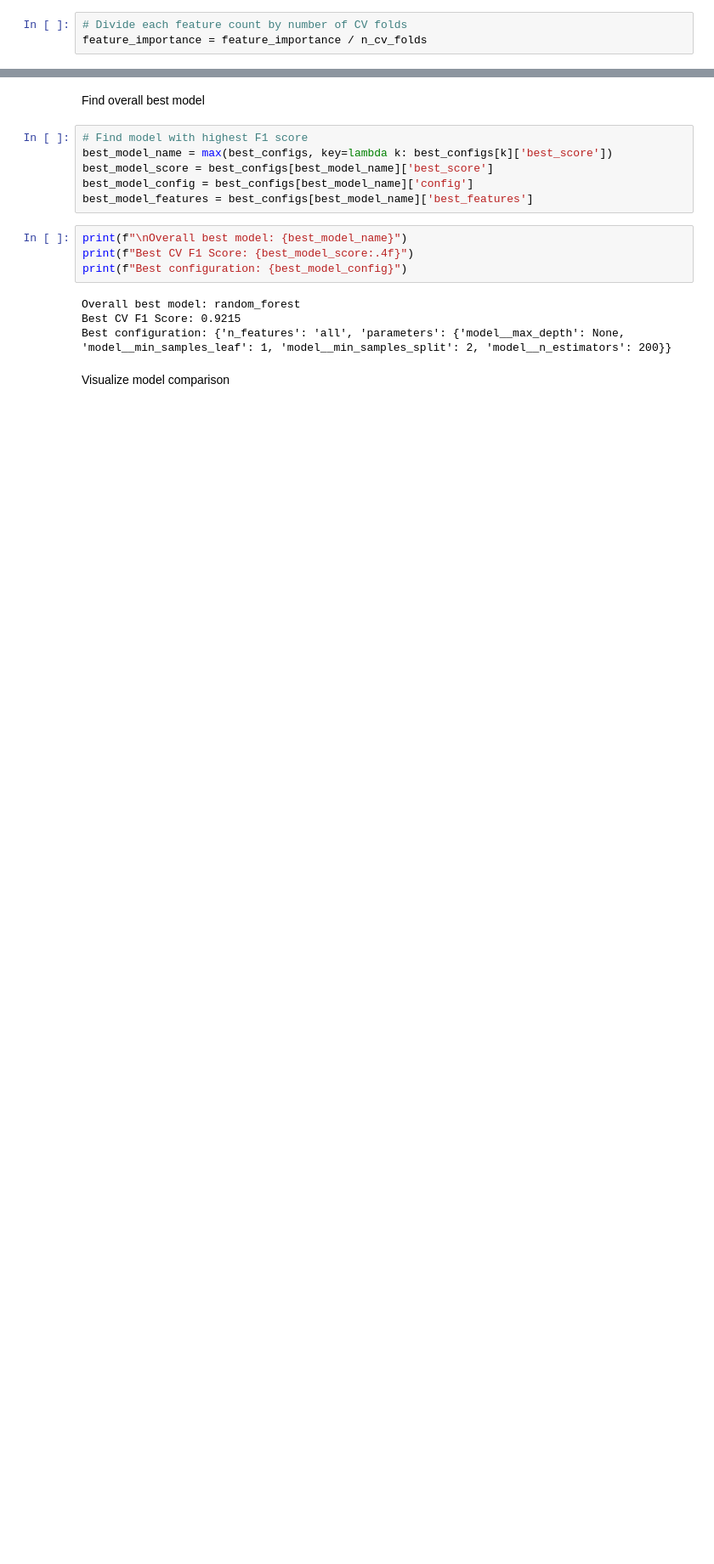
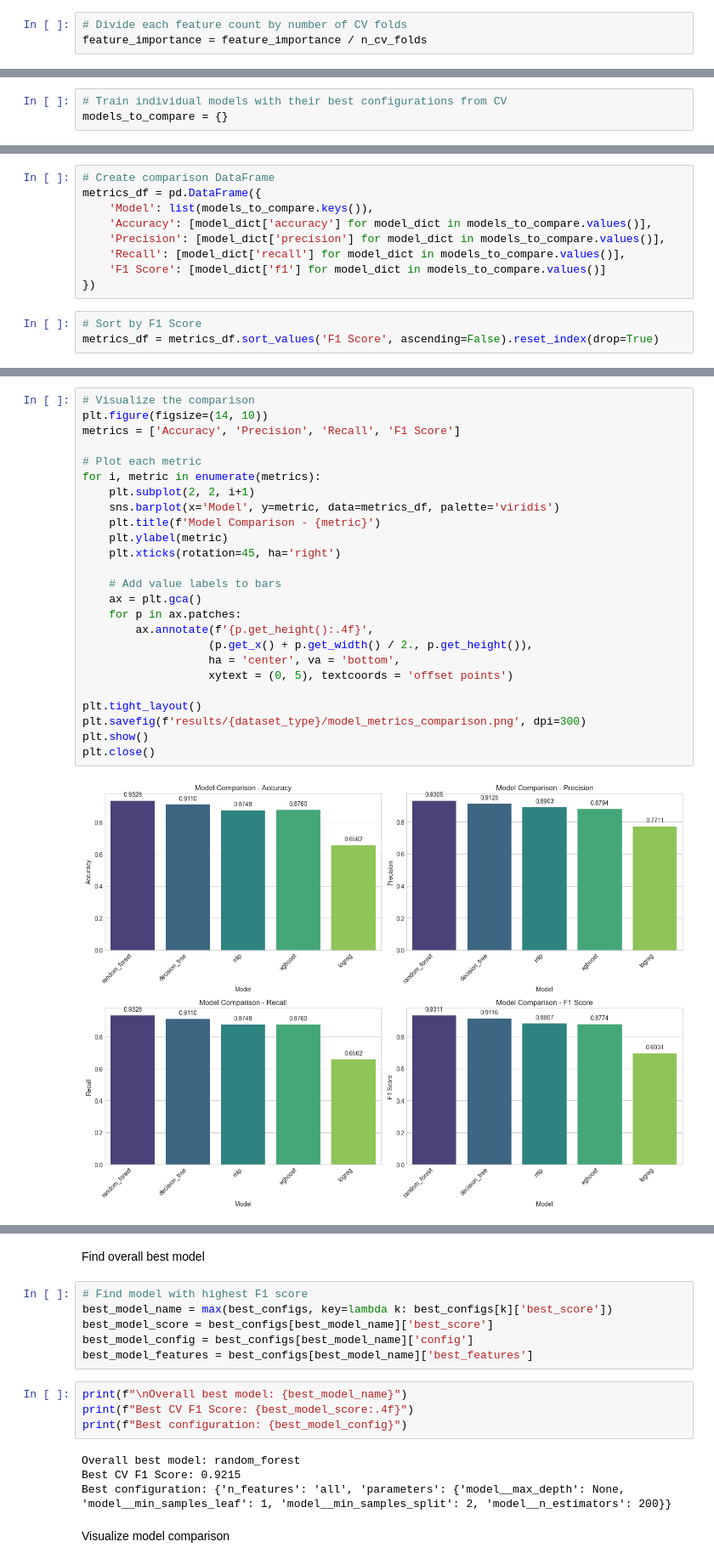
Before and after one commit to PareesaK/Improving-Recall-Effectiveness, a Jupyter notebook: code_library/Modeling.ipynb, the cells around one changed output, grey strips where cells are left out. Shown at 85% size. Cells and saved outputs as stored; diff of their text form; blank space fills up the shorter version.

Commit message:
added all model metrics

```diff
--- a/code_library/Modeling.ipynb
+++ b/code_library/Modeling.ipynb
@@ -423,0 +426,3 @@ feature_importance = feature_importance / n_cv_folds
+# %%
+# Train individual models with their best configurations from CV
+models_to_compare = {}
@@ -423,0 +493,12 @@ feature_importance = feature_importance / n_cv_folds
+# %%
+# Create comparison DataFrame
+metrics_df = pd.DataFrame({
+    'Model': list(models_to_compare.keys()),
+    'Accuracy': [model_dict['accuracy'] for model_dict in models_to_compare.values()],
+    'Precision': [model_dict['precision'] for model_dict in models_to_compare.values()],
+    'Recall': [model_dict['recall'] for model_dict in models_to_compare.values()],
+    'F1 Score': [model_dict['f1'] for model_dict in models_to_compare.values()]
+})
+# %%
+# Sort by F1 Score
+metrics_df = metrics_df.sort_values('F1 Score', ascending=False).reset_index(drop=True)
@@ -423,0 +520,27 @@ feature_importance = feature_importance / n_cv_folds
+# %%
+# Visualize the comparison
+plt.figure(figsize=(14, 10))
+metrics = ['Accuracy', 'Precision', 'Recall', 'F1 Score']
+
+# Plot each metric
+for i, metric in enumerate(metrics):
+    plt.subplot(2, 2, i+1)
+    sns.barplot(x='Model', y=metric, data=metrics_df, palette='viridis')
+    plt.title(f'Model Comparison - {metric}')
+    plt.ylabel(metric)
+    plt.xticks(rotation=45, ha='right')
+
+    # Add value labels to bars
+    ax = plt.gca()
+    for p in ax.patches:
+        ax.annotate(f'{p.get_height():.4f}',
+                   (p.get_x() + p.get_width() / 2., p.get_height()),
+                   ha = 'center', va = 'bottom',
+                   xytext = (0, 5), textcoords = 'offset points')
+
+plt.tight_layout()
+plt.savefig(f'results/{dataset_type}/model_metrics_comparison.png', dpi=300)
+plt.show()
+plt.close()
+# %% [output]
+[figure, added]
```
Also changed, not shown: parts of 11 cells of this notebook.
